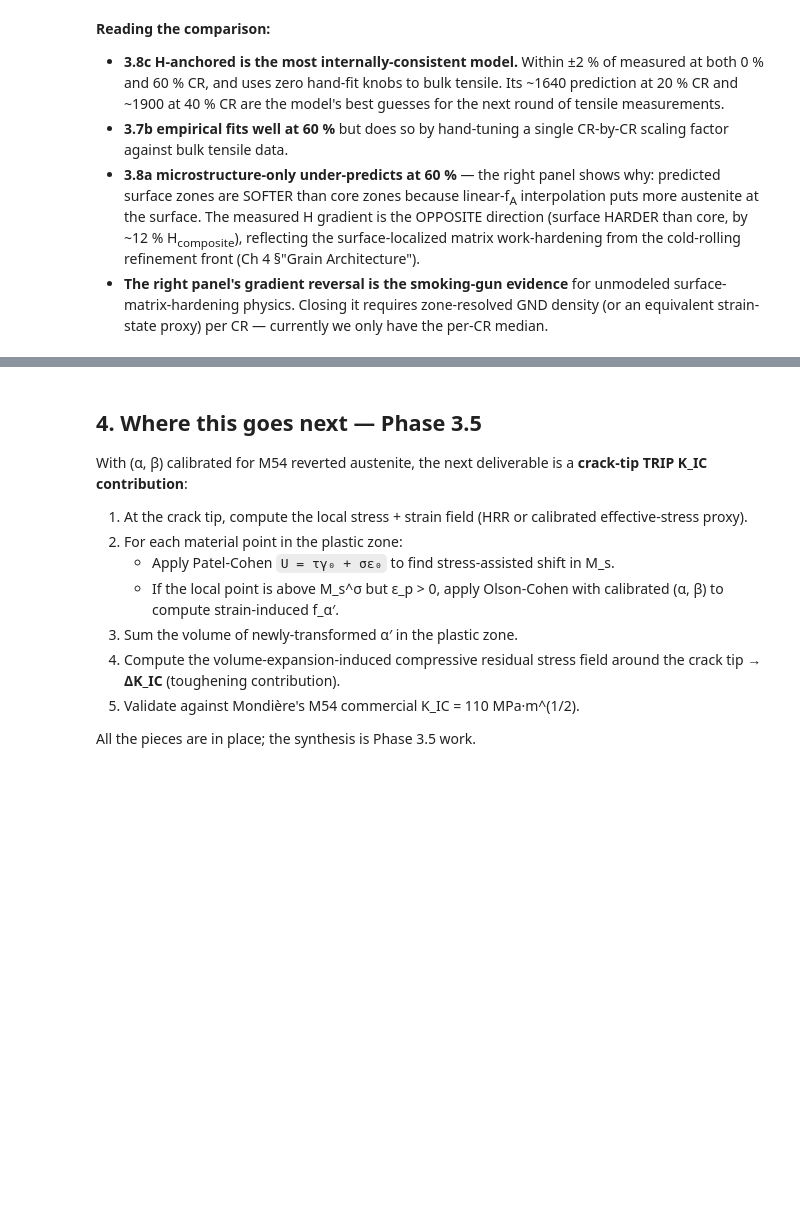
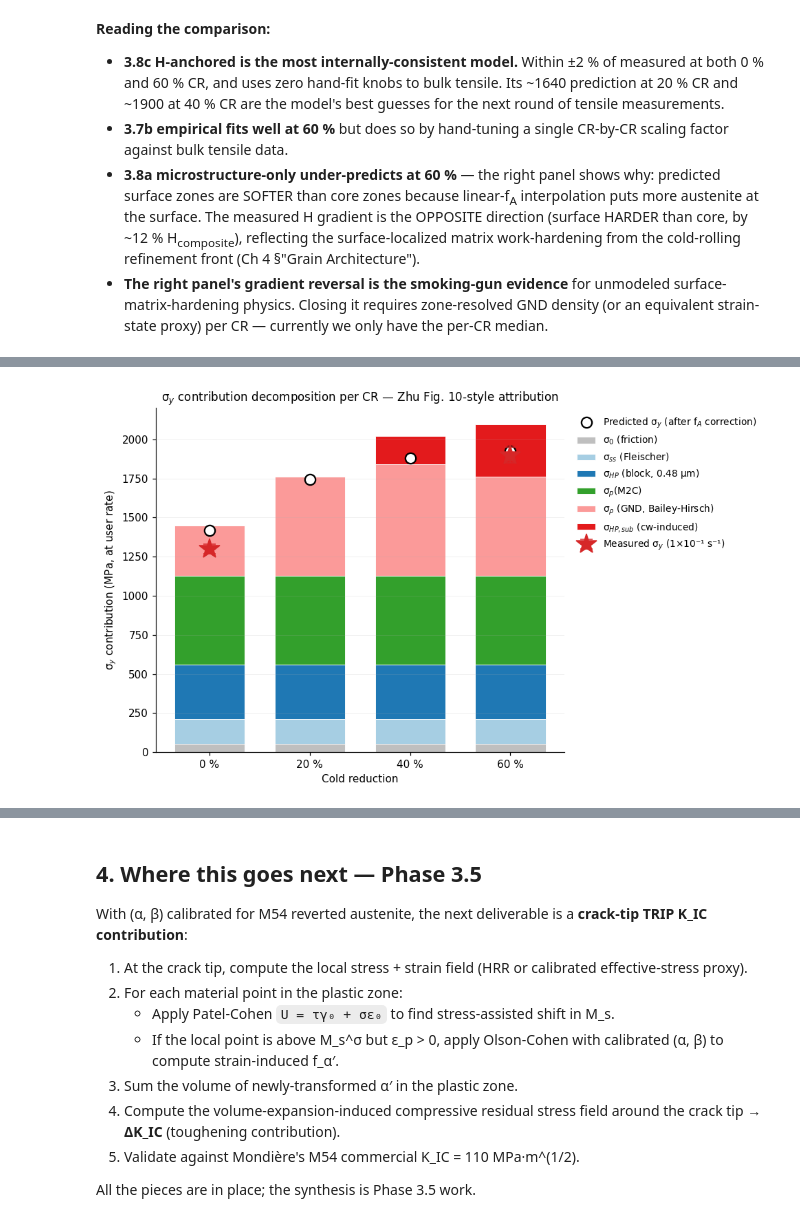
Before and after one commit to jedwa006/alloy-strengthening-contributions-modeling-public, a Jupyter notebook: notebooks/02_trip_toughening.ipynb, the cells around one changed output, grey strips where cells are left out. Saved outputs shown, nothing was run; the diff lists cells and outputs as text; code cells hidden in the pictures; blank space fills up the shorter version.

```diff
--- a/notebooks/02_trip_toughening.ipynb
+++ b/notebooks/02_trip_toughening.ipynb
@@ -582,0 +601,96 @@ plt.show()
+# %%
+from m54model.calibration import (
+    m54_af_t516_10_cw, strain_rate_correction, tensile_for_cr,
+)
+from m54model.strengthening import assemble_yield_strength
+from m54model.calibration.anchors import _subblock_hp_increment_MPa
+
+K_sub = 150  # default sub-block HP coefficient (Phase 3.6f)
+rate_factor = strain_rate_correction(1e-1, 5e-4, m=0.01)  # 1.054
+
+rows = []
+for cw in (0, 20, 40, 60):
+    state = m54_af_t516_10_cw(cw, location='core', subblock_hp_K_MPa_um_half=K_sub)
+    res = assemble_yield_strength(state)
+    c = res.contributions_MPa
+    delta_subblock = getattr(state, '_subblock_HP_increment_MPa', 0.0)
+    M2C_key = next((k for k in c if 'M2C' in k or k == 'sigma_M2C'), None)
+    sigma_p_M2C = c[M2C_key] if M2C_key else 0
+    f_A_correction_MPa = res.sigma_y_austenite_corrected_MPa - res.sigma_y_MPa
+    matrix_sum_qs = res.sigma_y_MPa + delta_subblock
+    matrix_sum_user_rate = matrix_sum_qs * rate_factor
+    final_user_rate = (res.sigma_y_austenite_corrected_MPa + delta_subblock) * rate_factor
+    rows.append({
+        'cw_pct': cw,
+        'sigma_0':       c['sigma_0']   * rate_factor,
+        'sigma_ss':      c['sigma_ss']  * rate_factor,
+        'sigma_HP_block':c['sigma_HP']  * rate_factor,
+        'sigma_rho':     c['sigma_rho'] * rate_factor,
+        'sigma_p_M2C':   sigma_p_M2C    * rate_factor,
+        'sigma_HP_sub':  delta_subblock * rate_factor,
+        'f_A_correction': f_A_correction_MPa * rate_factor,  # negative
+        'matrix_total':  matrix_sum_user_rate,
+        'final':         final_user_rate,
+    })
+
+# Style as a clean stacked bar.
+plt.rcParams.update({
+    'font.size': 10, 'axes.linewidth': 0.8, 'lines.linewidth': 1.5,
+    'axes.spines.top': False, 'axes.spines.right': False,
+})
+fig, ax = plt.subplots(figsize=(9, 5.5))
+x_pos = np.arange(len(rows))
+cws = [r['cw_pct'] for r in rows]
+
+# Stack each contribution from σ_0 upward.
+stack_order = ['sigma_0', 'sigma_ss', 'sigma_HP_block', 'sigma_p_M2C',
+               'sigma_rho', 'sigma_HP_sub']
+labels = {
+    'sigma_0':        'σ$_0$ (friction)',
+    'sigma_ss':       'σ$_{ss}$ (Fleischer)',
+    'sigma_HP_block': 'σ$_{HP}$ (block, 0.48 µm)',
+    'sigma_p_M2C':    'σ$_p$(M2C)',
+    'sigma_rho':      'σ$_ρ$ (GND, Bailey-Hirsch)',
+    'sigma_HP_sub':   'σ$_{HP,sub}$ (cw-induced)',
+}
+colors = ['#bfbfbf', '#a6cee3', '#1f78b4', '#33a02c', '#fb9a99', '#e31a1c']
+bottoms = np.zeros(len(rows))
+for key, color in zip(stack_order, colors):
+    vals = np.array([r[key] for r in rows])
+    ax.bar(x_pos, vals, bottom=bottoms, color=color, edgecolor='white',
+           linewidth=0.6, label=labels[key], width=0.7)
+    bottoms = bottoms + vals
+
+# Final-after-f_A marker (matrix-corrected total).
+matrix_totals = [r['matrix_total'] for r in rows]
+finals = [r['final'] for r in rows]
+ax.plot(x_pos, finals, marker='o', color='black', linewidth=0, markersize=10,
+        markerfacecolor='white', markeredgewidth=1.5,
+        label='Predicted σ$_y$ (after f$_A$ correction)')
+
+# Measured σ_y (red stars, error bars).
+from m54model.calibration import tensile_for_cr
+meas_x, meas_y, meas_err = [], [], []
+for i, r in enumerate(rows):
+    try:
+        t = tensile_for_cr(float(r['cw_pct']))
+        meas_x.append(i); meas_y.append(t.sigma_y_MPa); meas_err.append(t.sigma_y_std_MPa)
+    except KeyError:
+        pass
+ax.errorbar(meas_x, meas_y, yerr=meas_err, fmt='*', markersize=20,
+            color='#d62728', capsize=6, linewidth=1.5, zorder=10,
+            label='Measured σ$_y$ (1×10⁻¹ s⁻¹)')
+
+ax.set_xticks(x_pos)
+ax.set_xticklabels([f'{r["cw_pct"]:.0f} %' for r in rows])
+ax.set_xlabel('Cold reduction')
+ax.set_ylabel('σ$_y$ contribution (MPa, at user rate)')
+ax.set_ylim(0, 2200)
+ax.grid(axis='y', alpha=0.25, linestyle='-', linewidth=0.5)
+ax.legend(loc='upper left', bbox_to_anchor=(1.01, 1.0), frameon=False, fontsize=9)
+ax.set_title('σ$_y$ contribution decomposition per CR — Zhu Fig. 10-style attribution',
+             fontsize=11)
+fig.tight_layout()
+plt.show()
+# %% [output]
+[figure, added]
```
Also changed, not shown: parts of 6 cells of this notebook, 6 other files.
